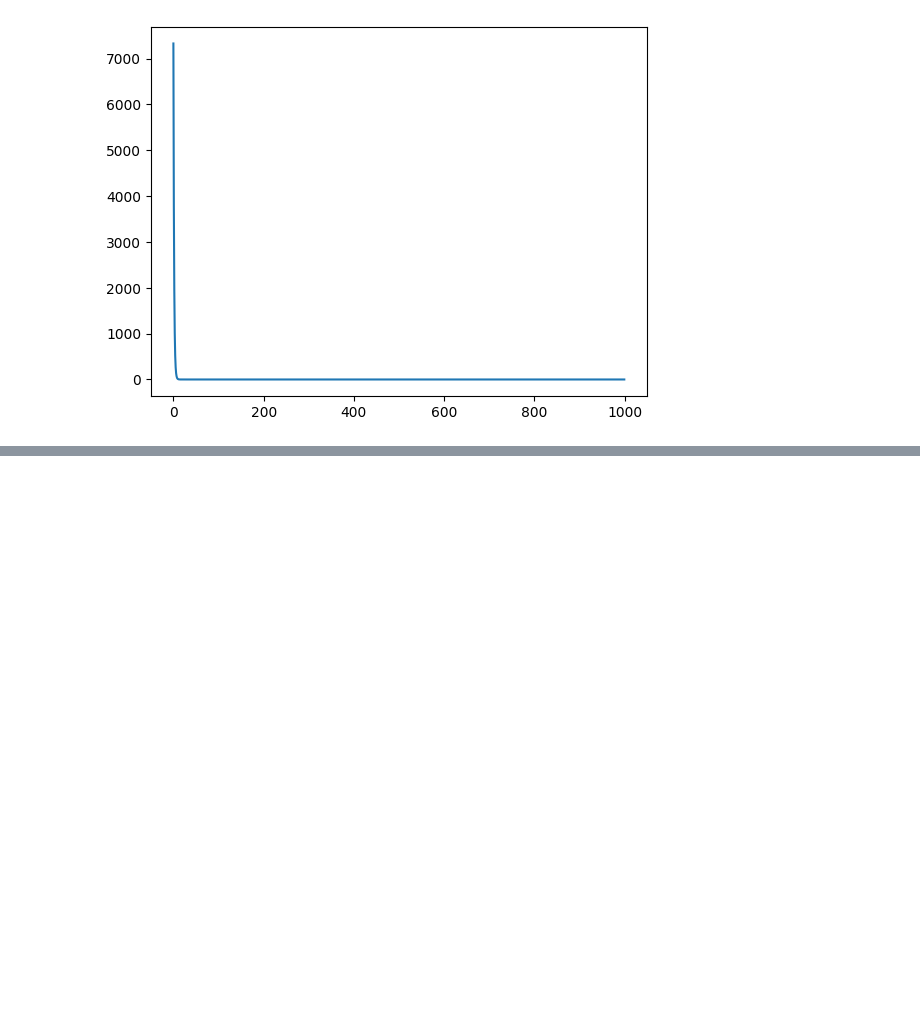
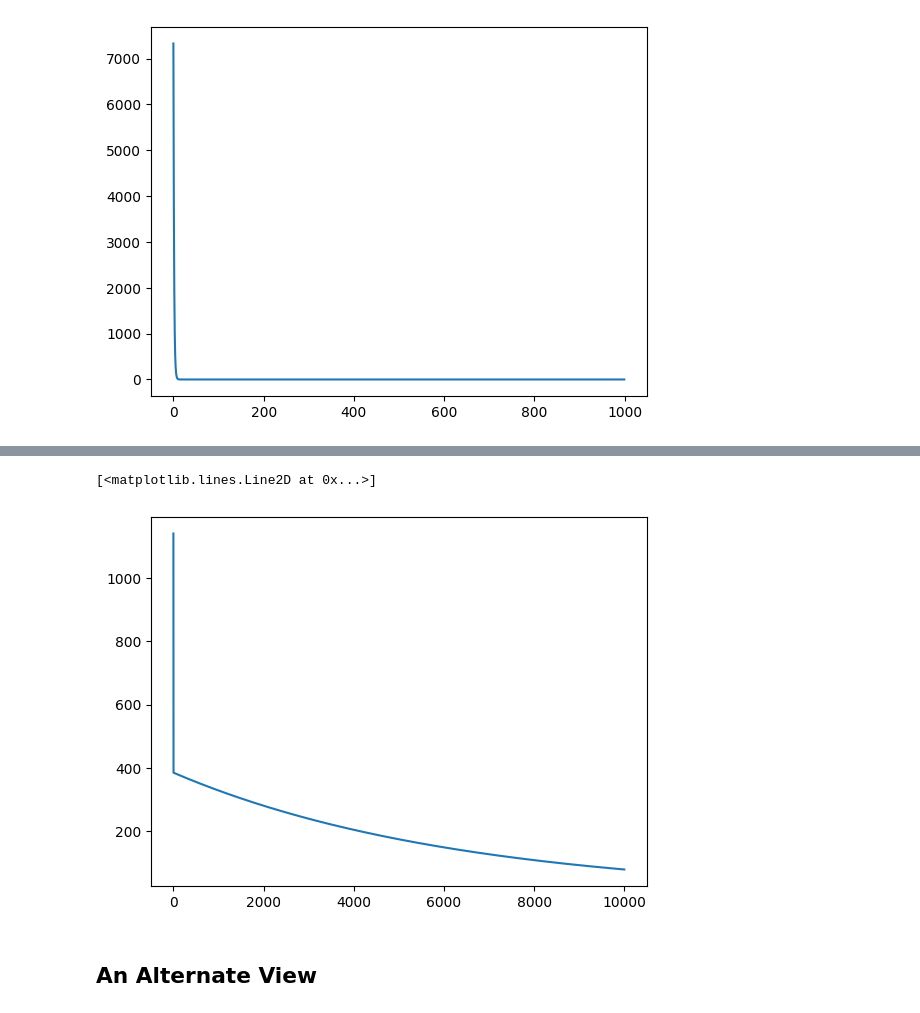
Before and after one commit to abdulhakkeempa/machine-learning, a Jupyter notebook: Polynomial_Regression.ipynb, the cells around one changed output, grey strips where cells are left out. Cells and saved outputs as stored; diff of their text form; code cells hidden in the pictures; blank space fills up the shorter version.

```diff
--- a/Polynomial_Regression.ipynb
+++ b/Polynomial_Regression.ipynb
@@ -21,7 +22,7 @@ class LinearRegression:
 
       for i in range(epochs):
           # print(self.theta)
-          self.line_eqn.append(np.copy(self.theta))
+          self.line_eqn.append([np.copy(self.theta),self.b])
           predictions = X.dot(self.theta) + self.b
           error = np.dot(X.transpose(),(predictions -y))
           descent=alpha * 1/m * error
@@ -150,0 +176,7 @@ plt.plot(hist)
+# %%
+plt.plot(history)
+# %% [output]
+[<matplotlib.lines.Line2D at 0x...>]
+[figure, added]
+# %% [markdown]
+## An Alternate View
```
Also changed, not shown: parts of 15 cells of this notebook.
